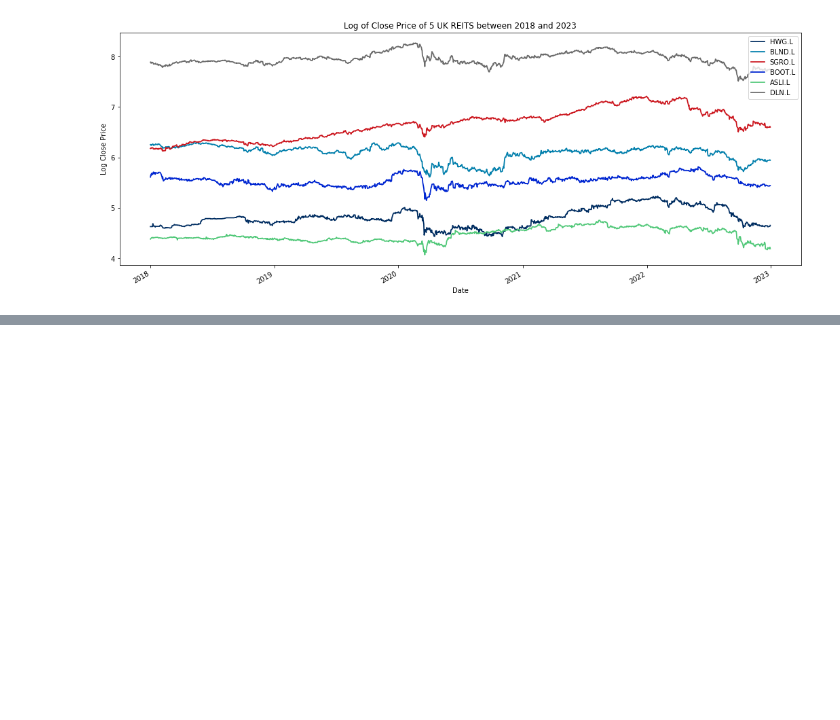
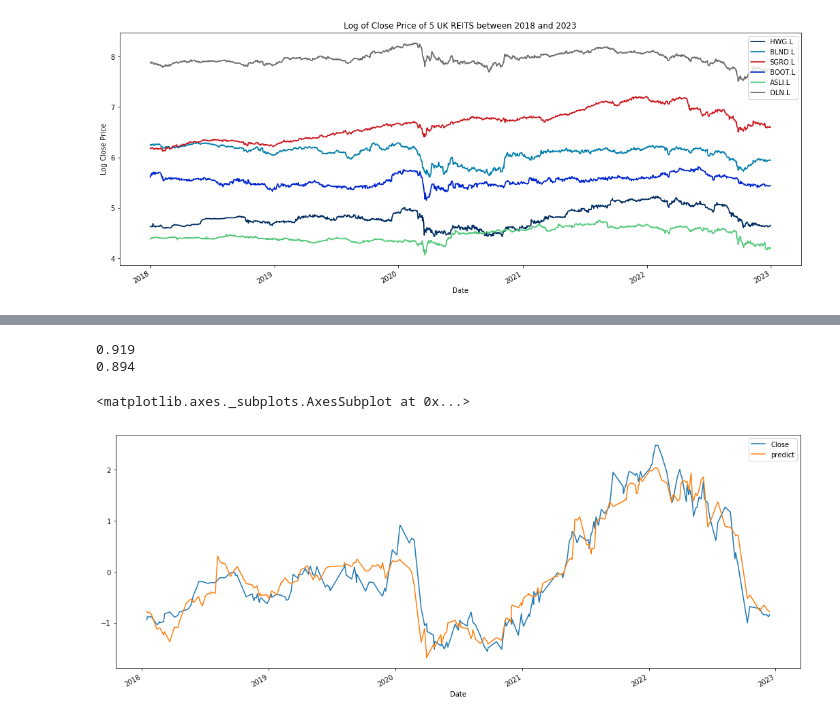
Before and after one commit to JoeMarron/real-estate-risk-forecasting, a Jupyter notebook: Collating Real Estate Data.ipynb, the cells around one changed output, grey strips where cells are left out. Saved outputs shown, nothing was run; the diff lists cells and outputs as text; code cells hidden in the pictures; blank space fills up the shorter version.

Commit message:
Data Cleansing (cont.)

```diff
--- a/Collating Real Estate Data.ipynb
+++ b/Collating Real Estate Data.ipynb
@@ -199,0 +311,26 @@ res['CPIH Annual Rate'] = pd.to_numeric(res['CPIH Annual Rate'])#.dtypes#.plot()
+# %%
+stocks['HWG.L'].to_csv('test.csv')
+y = stocks['HWG.L']['Close']
+X = stocks['HWG.L'].drop("Close", axis = 1)
+
+X_train,X_test,y_train,y_test = train_test_split(
+    X,y,
+    train_size = 0.80,
+    random_state = 4)
+# %%
+lr = LinearRegression()
+lr.fit(X_train,y_train)
+print(lr.score(X_test, y_test).round(3))
+print(lr.score(X_train, y_train).round(3))
+abc = lr.predict(X_test)
+
+
+
+a = pd.DataFrame(y_test)
+a['predict'] = abc
+a.plot()
+# %% [output]
+0.919
+0.894
+<matplotlib.axes._subplots.AxesSubplot at 0x...>
+[figure, added]
```
Also changed, not shown: parts of 45 cells of this notebook, 9 other files.
